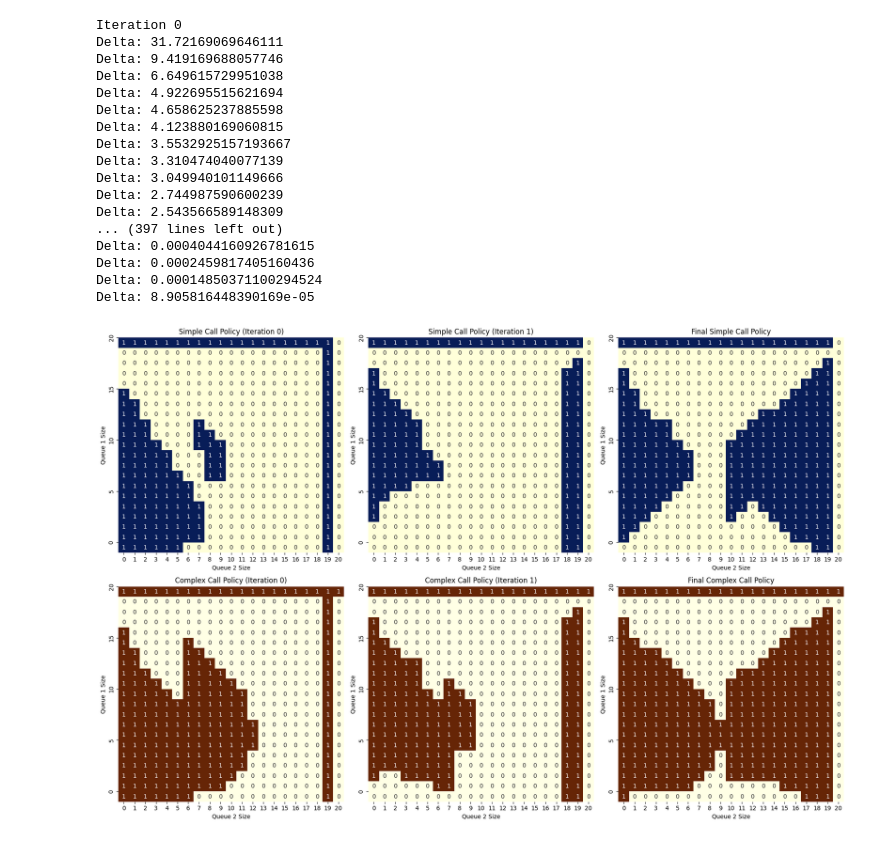
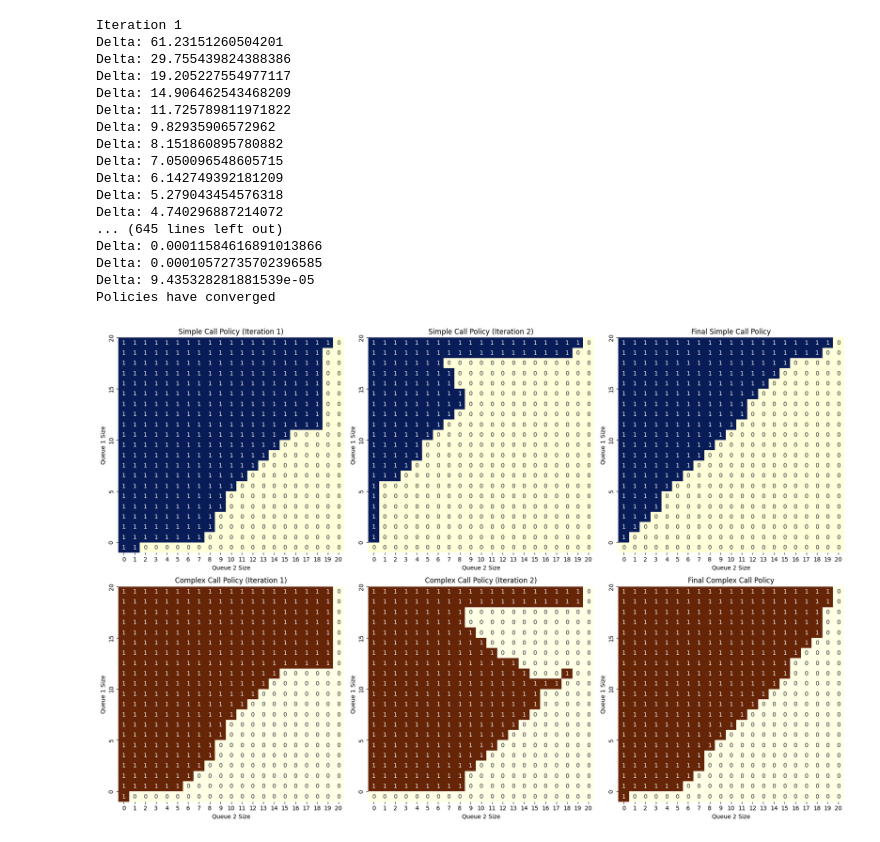
Before and after one commit to ifboelhasrin/MDSProj_CallCentre, a Jupyter notebook: call_centre_0420_withdrop.ipynb, the cells around one changed output. Drawn from its saved outputs; the diff is of its cells as text; code cells hidden in the pictures.

```diff
--- a/call_centre_0420_withdrop.ipynb
+++ b/call_centre_0420_withdrop.ipynb
@@ -44,17 +44,11 @@ def calculate_transition_probabilities(q1, q2, action):
     Calculate transition probabilities based on event rates
     """
 
-    # Initialize rates based on queue conditions
+    # Initialise rates based on queue conditions
     rate_simple_dep_1 = SERVICE_SIMPLE_1 if q1 > 0 else 0
     rate_complex_dep_1 = SERVICE_COMPLEX_1 if q1 > 0 else 0
     rate_simple_dep_2 = SERVICE_SIMPLE_2 if q2 > 0 else 0
     rate_complex_dep_2 = SERVICE_COMPLEX_2 if q2 > 0 else 0
-
-    # # Check if arrivals are possible (queues not full)
-    # queues_full = (q1 == MAX_QUEUE_SIZE and q2 == MAX_QUEUE_SIZE) or \
-    #     ((q1 == MAX_QUEUE_SIZE and action == 0) or (q2 == MAX_QUEUE_SIZE and action == 1))
-    # rate_simple_arr = ARRIVAL_SIMPLE if not queues_full else 0
-    # rate_complex_arr = ARRIVAL_COMPLEX if not queues_full else 0
 
     # Check if arrivals are possible (queues not full)
     queue1_full = q1 == MAX_QUEUE_SIZE
@@ -152,11 +146,6 @@ def expected_future_cost(action, value, q1, q2, call_type):
     next_q1 = q1
     next_q2 = q2
 
-    # if action == 0:
-    #     next_q1 = min(q1 + 1, MAX_QUEUE_SIZE)
-    # else:  # action == 1
-    #     next_q2 = min(q2 + 1, MAX_QUEUE_SIZE)
-
     # Check if action would result in a drop
     queue1_full = next_q1 == MAX_QUEUE_SIZE
     queue2_full = next_q2 == MAX_QUEUE_SIZE
@@ -193,9 +182,11 @@ def expected_future_cost(action, value, q1, q2, call_type):
     # 4. Add penalties for future drops based on transition probabilities
     future_drop_cost = 0.0
     if trans_probs['will_drop_simple']:
-        future_drop_cost += DROP_PENALTY * (ARRIVAL_SIMPLE / (ARRIVAL_SIMPLE + ARRIVAL_COMPLEX))
+        future_drop_cost += DROP_PENALTY * trans_probs['simple_drop']
     if trans_probs['will_drop_complex']:
-        future_drop_cost += DROP_PENALTY * (ARRIVAL_COMPLEX / (ARRIVAL_SIMPLE + ARRIVAL_COMPLEX))
+        future_drop_cost += DROP_PENALTY * trans_probs['complex_drop']
+
+    expected_next_cost += future_drop_cost
 
     # 5. Simple arrival
     next_state_val = value[min(next_q1, MAX_QUEUE_SIZE), min(next_q2, MAX_QUEUE_SIZE), 0]
@@ -221,7 +212,6 @@ def policy_evaluation(policy_simple, policy_complex, value, threshold=1e-4):
         for q1 in range(MAX_QUEUE_SIZE + 1):
             for q2 in range(MAX_QUEUE_SIZE + 1):
                 for call_type in CALL_TYPE:
-                    # old_value = value[q1, q2, call_type]
 
                     # Get action from policy
                     if call_type == 0:
@@ -229,17 +219,19 @@ def policy_evaluation(policy_simple, policy_complex, value, threshold=1e-4):
                     else:
                         action = policy_complex[q1, q2]
 
+                    if (action == 0 and q1 == MAX_QUEUE_SIZE) or (action == 1 and q2 == MAX_QUEUE_SIZE):
+                        continue
 
                     waiting_cost = expected_waiting_time((q1, q2, call_type), action)
 
                     # Calculate expected next state value
-                    expected_next_cost = expected_future_cost(action, value, q1, q2, call_type)
+                    expected_next_cost = expected_future_cost(action, old_value, q1, q2, call_type)
 
                     # Update value function
                     value[q1, q2, call_type] = waiting_cost + DISCOUNT * expected_next_cost
 
         # Track the maximum change in value
-        delta = abs(old_value - value).max()
+        delta = np.max(np.abs(old_value - value))
 
         print(f"Delta: {delta}")
 
@@ -273,8 +265,6 @@ def policy_improvement(value):
 
                 action_values.append(waiting_cost + DISCOUNT * expected_next_cost)
 
-            # print(action_values)
-
             # Choose the action with the minimum expected waiting time
             if len(action_values) > 0:
                 policy_simple[q1, q2] = ACTIONS[np.argmin(action_values)]
@@ -307,7 +297,7 @@ def policy_improvement(value):
 
 # Initialise policies
 policy_simple = np.zeros((MAX_QUEUE_SIZE + 1, MAX_QUEUE_SIZE + 1), dtype=int)
-policy_complex = np.zeros((MAX_QUEUE_SIZE + 1, MAX_QUEUE_SIZE + 1), dtype=int)
+policy_complex = np.ones((MAX_QUEUE_SIZE + 1, MAX_QUEUE_SIZE + 1), dtype=int)
 
 # Initialise value function
 value = np.zeros((MAX_QUEUE_SIZE + 1, MAX_QUEUE_SIZE + 1, 2))
@@ -317,10 +307,10 @@ fig, axes = plt.subplots(2, 3, figsize=(18, 12))
 plt.subplots_adjust(wspace=0.3, hspace=0.3)
 
 iteration = 0
-max_iterations = 10
+max_iterations = 20
 
 while iteration < max_iterations:
-    print(f"Iteration {iteration}")
+    print(f"Iteration {iteration+1}")
 
     # Policy iteration
     # Policy evaluation
@@ -342,7 +332,7 @@ while iteration < max_iterations:
         # Simple call policy
         sns.heatmap(np.flipud(policy_simple), cmap="YlGnBu", ax=axes[0, iteration], annot=np.flipud(policy_simple),
                     cbar=False, cbar_kws={'label': 'Action (0=Queue 1, 1=Queue 2)'})
-        axes[0, iteration].set_title(f'Simple Call Policy (Iteration {iteration})')
+        axes[0, iteration].set_title(f'Simple Call Policy (Iteration {iteration+1})')
         axes[0, iteration].set_ylabel('Queue 1 Size')
         axes[0, iteration].set_xlabel('Queue 2 Size')
         axes[0, iteration].set_yticks(list(reversed(range(0, MAX_QUEUE_SIZE + 1, 5))))
@@ -351,54 +341,54 @@ while iteration < max_iterations:
         # Complex call policy
         sns.heatmap(np.flipud(policy_complex), cmap="YlOrBr", ax=axes[1, iteration], annot=np.flipud(policy_complex),
                     cbar=False, cbar_kws={'label': 'Action (0=Queue 1, 1=Queue 2)'})
-        axes[1, iteration].set_title(f'Complex Call Policy (Iteration {iteration})')
+        axes[1, iteration].set_title(f'Complex Call Policy (Iteration {iteration+1})')
         axes[1, iteration].set_ylabel('Queue 1 Size')
         axes[1, iteration].set_xlabel('Queue 2 Size')
         axes[1, iteration].set_yticks(list(reversed(range(0, MAX_QUEUE_SIZE + 1, 5))))
         axes[1, iteration].set_yticklabels(range(0, MAX_QUEUE_SIZE + 1, 5))
 
     iteration += 1
 
 # Final policies visualisation
 # Simple call policy
 sns.heatmap(np.flipud(policy_simple), cmap="YlGnBu", ax=axes[0, 2], annot=np.flipud(policy_simple),
             cbar=False, cbar_kws={'label': 'Action (0=Queue 1, 1=Queue 2)'})
 axes[0, 2].set_title('Final Simple Call Policy')
 axes[0, 2].set_ylabel('Queue 1 Size')
 axes[0, 2].set_xlabel('Queue 2 Size')
 axes[0, 2].set_yticks(list(reversed(range(0, MAX_QUEUE_SIZE + 1, 5))))
 axes[0, 2].set_yticklabels(range(0, MAX_QUEUE_SIZE + 1, 5))
 
 # Complex call policy
 sns.heatmap(np.flipud(policy_complex), cmap="YlOrBr", ax=axes[1, 2], annot=np.flipud(policy_complex),
             cbar=False, cbar_kws={'label': 'Action (0=Queue 1, 1=Queue 2)'})
 axes[1, 2].set_title('Final Complex Call Policy')
 axes[1, 2].set_ylabel('Queue 1 Size')
 axes[1, 2].set_xlabel('Queue 2 Size')
 axes[1, 2].set_yticks(list(reversed(range(0, MAX_QUEUE_SIZE + 1, 5))))
 axes[1, 2].set_yticklabels(range(0, MAX_QUEUE_SIZE + 1, 5))
 
 plt.tight_layout()
 plt.show()
 # %% [output]
-Iteration 0
-Delta: 31.72169069646111
-Delta: 9.419169688057746
-Delta: 6.649615729951038
-Delta: 4.922695515621694
-Delta: 4.658625237885598
-Delta: 4.123880169060815
-Delta: 3.5532925157193667
-Delta: 3.310474040077139
-Delta: 3.049940101149666
-Delta: 2.744987590600239
-Delta: 2.543566589148309
-... (397 lines left out)
-Delta: 0.0004044160926781615
-Delta: 0.0002459817405160436
-Delta: 0.00014850371100294524
-Delta: 8.905816448390169e-05
+Iteration 1
+Delta: 61.23151260504201
+Delta: 29.755439824388386
+Delta: 19.205227554977117
+Delta: 14.906462543468209
+Delta: 11.725789811971822
+Delta: 9.82935906572962
+Delta: 8.151860895780882
+Delta: 7.050096548605715
+Delta: 6.142749392181209
+Delta: 5.279043454576318
+Delta: 4.740296887214072
+... (645 lines left out)
+Delta: 0.00011584616891013866
+Delta: 0.00010572735702396585
+Delta: 9.435328281881539e-05
+Policies have converged
-[figure, old version]
+[figure, new version]
 # %%
 # Save the policies to pickles
 
```
Also changed, not shown: parts of 3 cells of this notebook, 7 other files.
